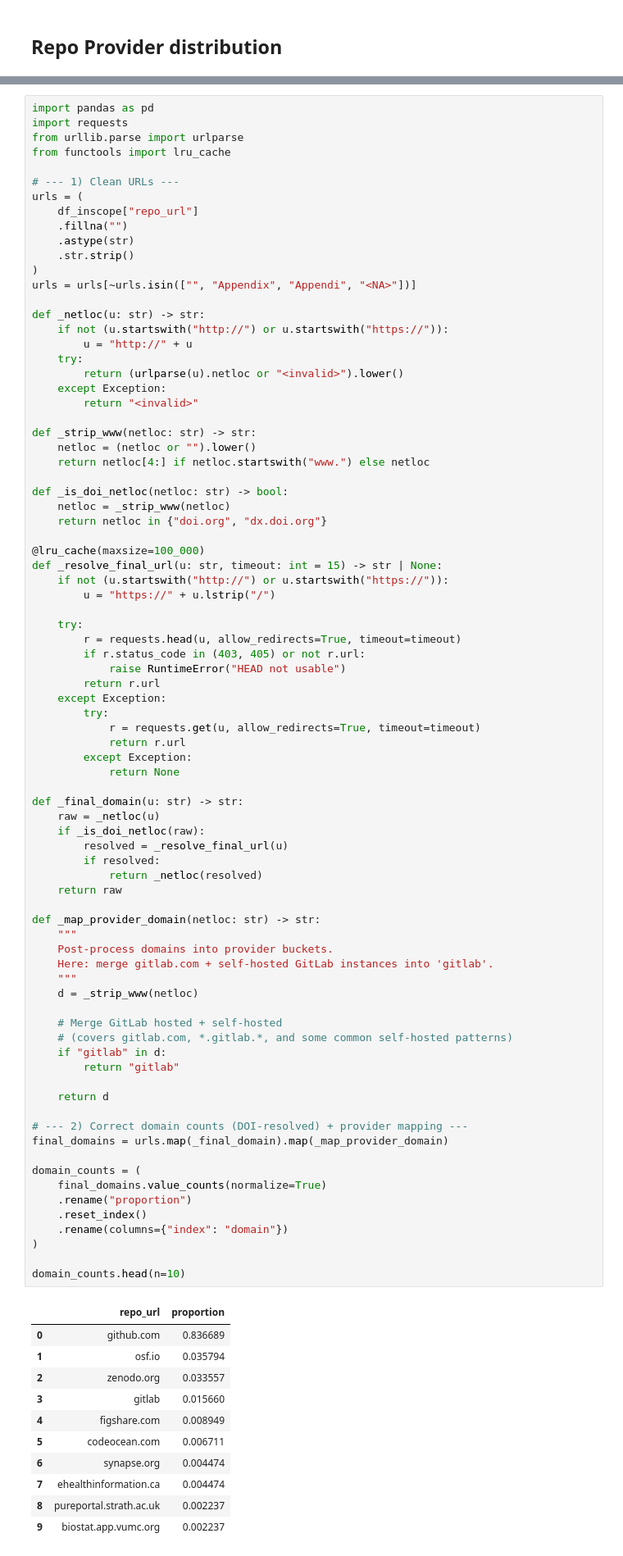
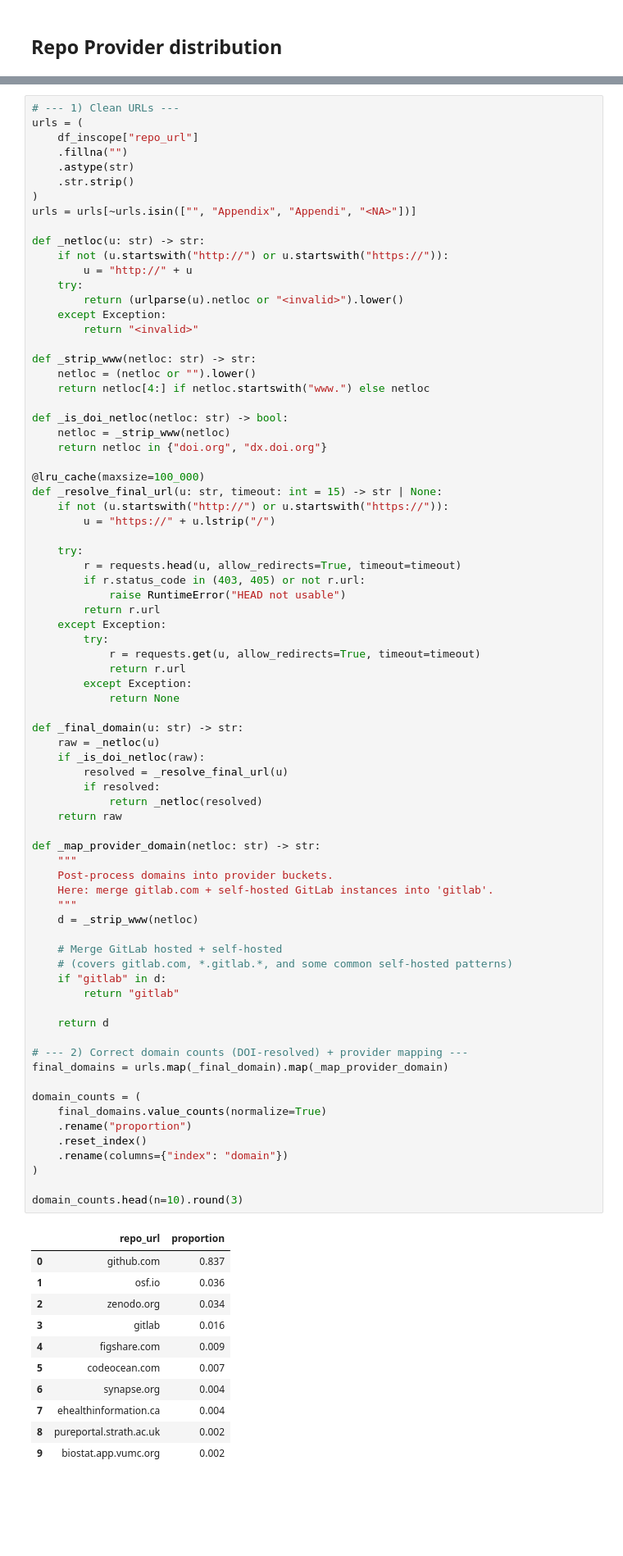
Before and after one commit to thomas-sounack/TRIPOD-Code, a Jupyter notebook: notebooks/04_final_analysis.ipynb, the cells around one changed output, grey strips where cells are left out. Shown at 82% size. Cells and saved outputs as stored; diff of their text form; blank space fills up the shorter version.

```diff
--- a/notebooks/04_final_analysis.ipynb
+++ b/notebooks/04_final_analysis.ipynb
@@ -106,9 +63,4 @@ print(domain_counts.round(3))
 # %%
-import pandas as pd
-import requests
-from urllib.parse import urlparse
-from functools import lru_cache
-
 # --- 1) Clean URLs ---
 urls = (
     df_inscope["repo_url"]
@@ -158,41 +110,41 @@ def _final_domain(u: str) -> str:
         if resolved:
             return _netloc(resolved)
     return raw
 
 def _map_provider_domain(netloc: str) -> str:
     """
     Post-process domains into provider buckets.
     Here: merge gitlab.com + self-hosted GitLab instances into 'gitlab'.
     """
     d = _strip_www(netloc)
 
     # Merge GitLab hosted + self-hosted
     # (covers gitlab.com, *.gitlab.*, and some common self-hosted patterns)
     if "gitlab" in d:
         return "gitlab"
 
     return d
 
 # --- 2) Correct domain counts (DOI-resolved) + provider mapping ---
 final_domains = urls.map(_final_domain).map(_map_provider_domain)
 
 domain_counts = (
     final_domains.value_counts(normalize=True)
     .rename("proportion")
     .reset_index()
     .rename(columns={"index": "domain"})
 )
 
-domain_counts.head(n=10)
+domain_counts.head(n=10).round(3)
 # %% [output]
 |  | repo_url | proportion |
-| 0 | github.com | 0.836689 |
-| 1 | osf.io | 0.035794 |
-| 2 | zenodo.org | 0.033557 |
-| 3 | gitlab | 0.015660 |
-| 4 | figshare.com | 0.008949 |
-| 5 | codeocean.com | 0.006711 |
-| 6 | synapse.org | 0.004474 |
-| 7 | ehealthinformation.ca | 0.004474 |
-| 8 | pureportal.strath.ac.uk | 0.002237 |
-| 9 | biostat.app.vumc.org | 0.002237 |
+| 0 | github.com | 0.837 |
+| 1 | osf.io | 0.036 |
+| 2 | zenodo.org | 0.034 |
+| 3 | gitlab | 0.016 |
+| 4 | figshare.com | 0.009 |
+| 5 | codeocean.com | 0.007 |
+| 6 | synapse.org | 0.004 |
+| 7 | ehealthinformation.ca | 0.004 |
+| 8 | pureportal.strath.ac.uk | 0.002 |
+| 9 | biostat.app.vumc.org | 0.002 |
```
Also changed, not shown: parts of 26 cells of this notebook, 1 other file.
